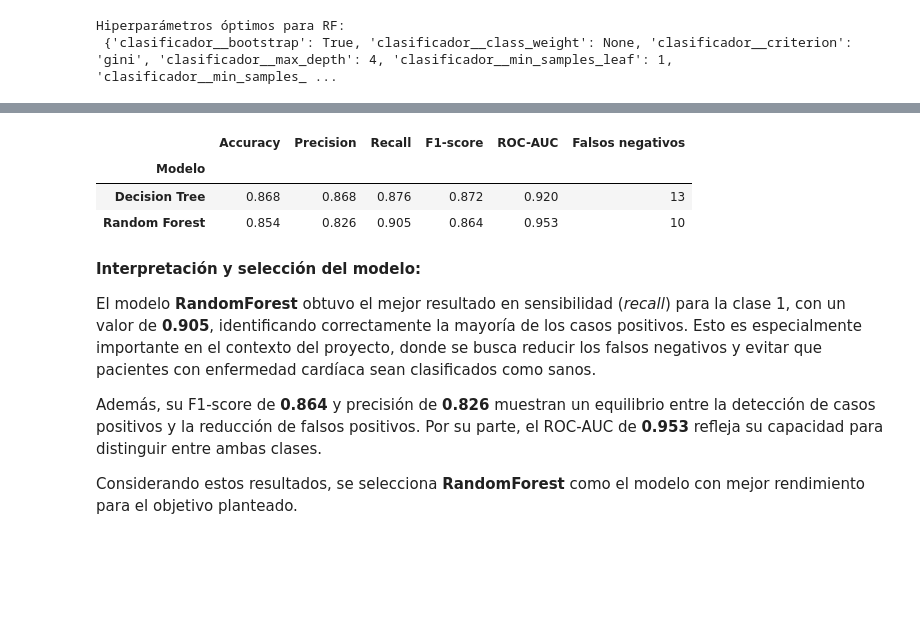
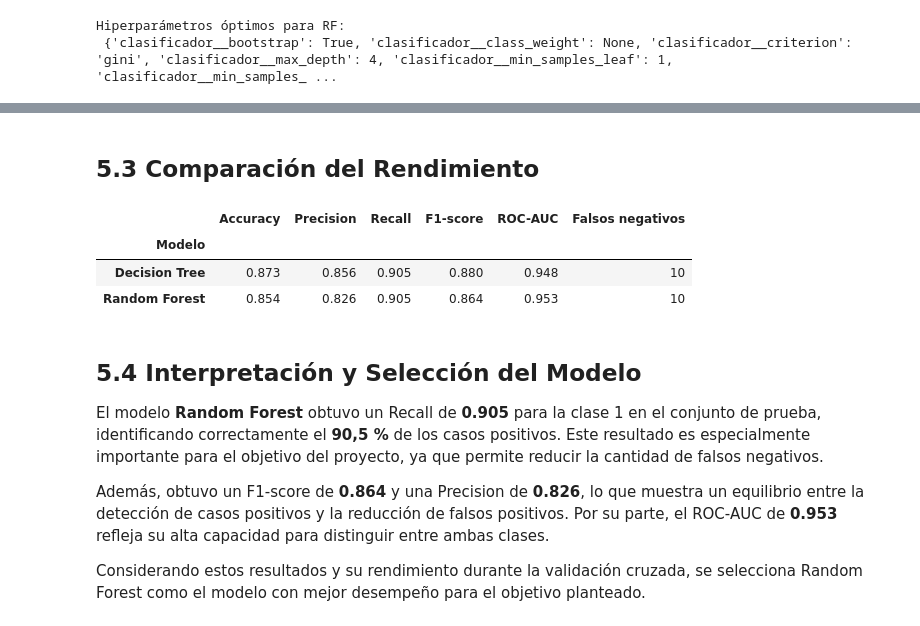
Before and after one commit to david-ramirezl/deteccion-riesgo-cardiovascular, a Jupyter notebook: notebooks/deteccion_riesgo_cardiovascular.ipynb, the cells around one changed output, grey strips where cells are left out. Cells and saved outputs as stored; diff of their text form; code cells hidden in the pictures; blank space fills up the shorter version.

```diff
--- a/notebooks/deteccion_riesgo_cardiovascular.ipynb
+++ b/notebooks/deteccion_riesgo_cardiovascular.ipynb
@@ -797,14 +826,14 @@ Se configurará la cuadrícula de hiperparámetros y se utilizará la función `
 # Cuadrícula de hiperparámetros para el Árbol de Decisión
 grid_parametros_dt = {
     'clasificador__criterion': ['gini', 'entropy'],
-    'clasificador__max_depth': [2, 3, 4],
+    'clasificador__max_depth': [2, 3, 4, 5],
     'clasificador__min_samples_split': [2, 3, 4],
     'clasificador__min_samples_leaf': [1, 2, 3],
     'clasificador__class_weight': [None, 'balanced']
 }
 # %%
 # Llamar a la función para el ajuste de hiperparámetros
-mejor_dt, mejores_hiperparametros_dt = ajustar_hiperparametros_clf(pipeline_dt, grid_parametros_dt, X_train, y_train)
+mejor_dt, mejores_hiperparametros_dt, recall_cv_dt= ajustar_hiperparametros_clf(pipeline_dt, grid_parametros_dt, X_train, y_train)
 # %%
 print('Hiperparámetros óptimos para DT: \n', mejores_hiperparametros_dt)
 # %% [output]
@@ -887,7 +860,7 @@ Se configura la cuadrícula de hiperparámetros y se utiliza la función `ajusta
 grid_parametros_rf = {
     'clasificador__n_estimators': [10, 30, 50, 70, 100],
     'clasificador__criterion': ['gini', 'entropy'],
-    'clasificador__max_depth': [2, 3, 4],
+    'clasificador__max_depth': [2, 3, 4, 5],
     'clasificador__min_samples_split': [2, 3, 4, 5],
     'clasificador__min_samples_leaf': [1, 2, 3],
     'clasificador__bootstrap': [True, False],
@@ -895,7 +868,7 @@ grid_parametros_rf = {
 }
 # %%
 # Uso de la función ajustar_hiperparametros_clf para obtener el mejor estimador
-mejor_rf, mejores_hiperparametros_rf = ajustar_hiperparametros_clf(pipeline_rf, grid_parametros_rf, X_train, y_train)
+mejor_rf, mejores_hiperparametros_rf, recall_cv_rf = ajustar_hiperparametros_clf(pipeline_rf, grid_parametros_rf, X_train, y_train)
 # %%
 print('Hiperparámetros óptimos para RF: \n', mejores_hiperparametros_rf)
 # %% [output]
@@ -944,3 +983,5 @@ Una vez entrenados y optimizados los modelos, se comparará su rendimiento utili
+# %% [markdown]
+## **5.3 Comparación del Rendimiento**
 # %%
 # Modelos optimizados
 modelos = {
@@ -952,47 +993,42 @@ resultados = []
 
 for nombre, modelo in modelos.items():
 
     # Predicciones
     y_pred = modelo.predict(X_test)
 
-    # Obtener puntuaciones para calcular ROC-AUC
-    clasificador = modelo.named_steps['clasificador']
-
-    if hasattr(modelo, 'predict_proba'):
-        scores = modelo.predict_proba(X_test)[:, 1]
-    else:
-        scores = modelo.decision_function(X_test)
+    # Obtener probabilidades de la clase positiva
+    scores = modelo.predict_proba(X_test)[:, 1]
 
     # Matriz de confusión
     tn, fp, fn, tp = confusion_matrix(
         y_test, y_pred, labels=[0, 1]
     ).ravel()
 
     # Guardar métricas
     resultados.append({
         'Modelo': nombre,
         'Accuracy': accuracy_score(y_test, y_pred),
         'Precision': precision_score(y_test, y_pred),
         'Recall': recall_score(y_test, y_pred),
         'F1-score': f1_score(y_test, y_pred),
         'ROC-AUC': roc_auc_score(y_test, scores),
         'Falsos negativos': fn
     })
 
 # Crear tabla comparativa
 tabla_comparativa = pd.DataFrame(resultados).set_index('Modelo')
 
 display(tabla_comparativa.round(3))
 # %% [output]
 |  | Accuracy | Precision | Recall | F1-score | ROC-AUC | Falsos negativos |
 | Modelo |  |  |  |  |  |  |
-| Decision Tree | 0.868 | 0.868 | 0.876 | 0.872 | 0.920 | 13 |
+| Decision Tree | 0.873 | 0.856 | 0.905 | 0.880 | 0.948 | 10 |
 | Random Forest | 0.854 | 0.826 | 0.905 | 0.864 | 0.953 | 10 |
 # %% [markdown]
-**Interpretación y selección del modelo:**
+## **5.4 Interpretación y Selección del Modelo**
 
-El modelo **RandomForest** obtuvo el mejor resultado en sensibilidad (*recall*) para la clase 1, con un valor de **0.905**, identificando correctamente la mayoría de los casos positivos. Esto es especialmente importante en el contexto del proyecto, donde se busca reducir los falsos negativos y evitar que pacientes con enfermedad cardíaca sean clasificados como sanos.
+El modelo **Random Forest** obtuvo un Recall de **0.905** para la clase 1 en el conjunto de prueba, identificando correctamente el **90,5 %** de los casos positivos. Este resultado es especialmente importante para el objetivo del proyecto, ya que permite reducir la cantidad de falsos negativos.
 
-Además, su F1-score de **0.864** y precisión de **0.826** muestran un equilibrio entre la detección de casos positivos y la reducción de falsos positivos. Por su parte, el ROC-AUC de **0.953** refleja su capacidad para distinguir entre ambas clases.
+Además, obtuvo un F1-score de **0.864** y una Precision de **0.826**, lo que muestra un equilibrio entre la detección de casos positivos y la reducción de falsos positivos. Por su parte, el ROC-AUC de **0.953** refleja su alta capacidad para distinguir entre ambas clases.
 
-Considerando estos resultados, se selecciona **RandomForest** como el modelo con mejor rendimiento para el objetivo planteado.
+Considerando estos resultados y su rendimiento durante la validación cruzada, se selecciona Random Forest como el modelo con mejor desempeño para el objetivo planteado.
```
Also changed, not shown: parts of 49 cells of this notebook, 1 other file.
